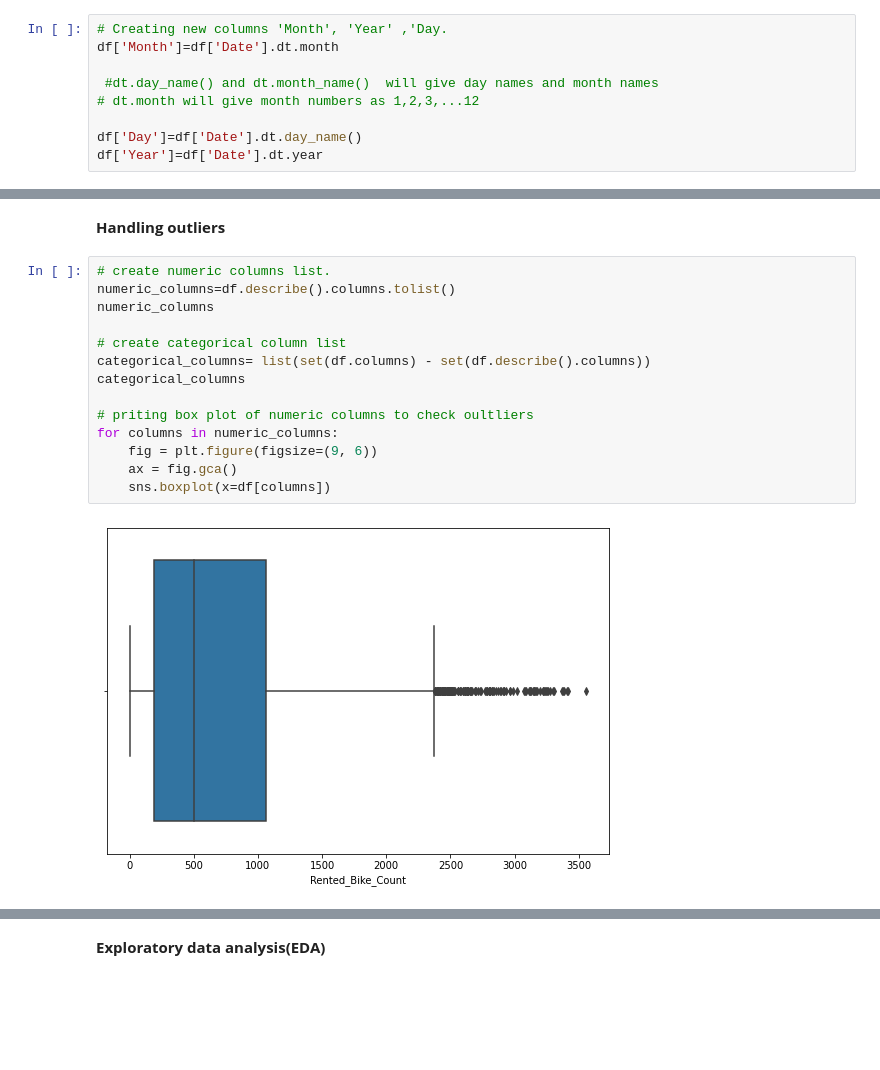
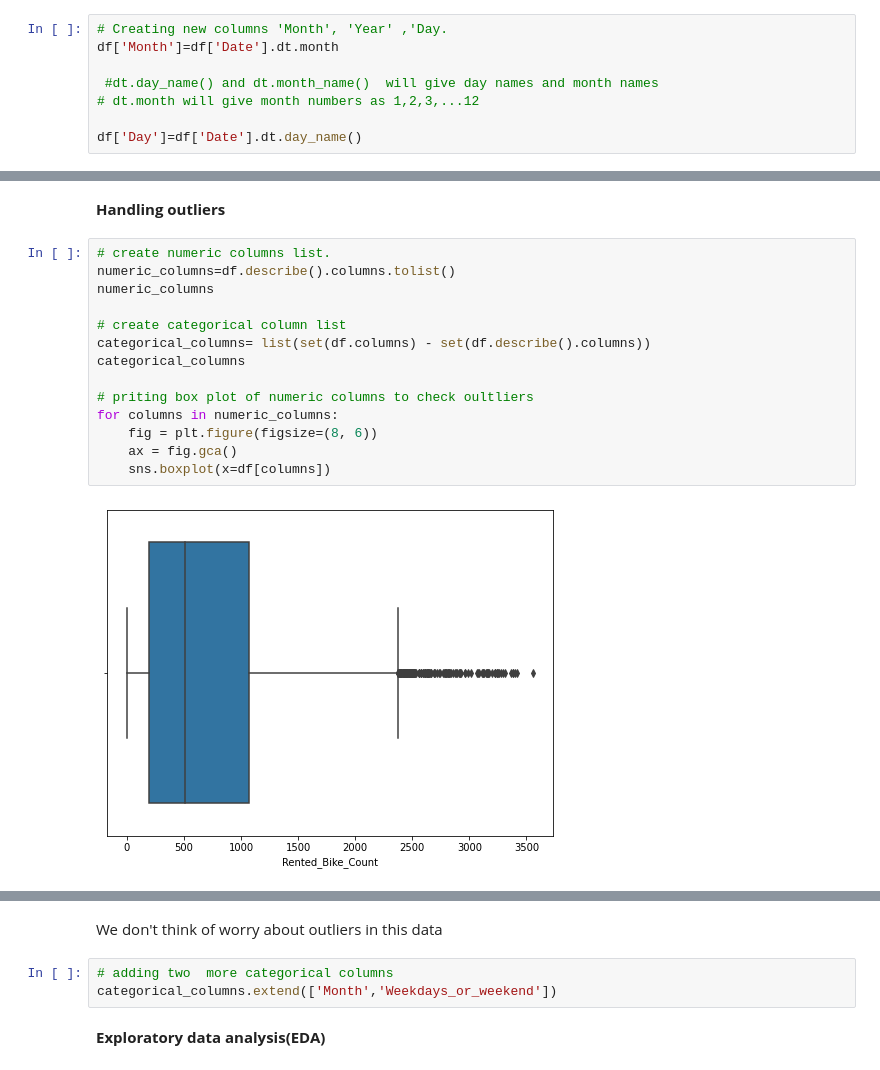
Before and after one commit to Anupa-123/Bike-sharing-demand-prediction, a Jupyter notebook: Bike_Sharing_Demand_Prediction_Capstone_Project.ipynb, the cells around one changed output, grey strips where cells are left out. Saved outputs shown, nothing was run; the diff lists cells and outputs as text; blank space fills up the shorter version.

```diff
--- a/Bike_Sharing_Demand_Prediction_Capstone_Project.ipynb
+++ b/Bike_Sharing_Demand_Prediction_Capstone_Project.ipynb
@@ -154,7 +134,6 @@ df['Month']=df['Date'].dt.month
 # dt.month will give month numbers as 1,2,3,...12
 
 df['Day']=df['Date'].dt.day_name()
-df['Year']=df['Date'].dt.year
 # %%
 #  Creating new column and Encoding with 1 if its weekend and 0 if its Weekdays.
 df['Weekdays_or_weekend']=df['Day'].apply(lambda x: 1 if x=='Saturday' or x=='Sunday' else 0)
@@ -303,16 +333,16 @@ As we can see in the above data there is no missng and duplicate value.
 # %%
 # create numeric columns list.
 numeric_columns=df.describe().columns.tolist()
 numeric_columns
 
 # create categorical column list
 categorical_columns= list(set(df.columns) - set(df.describe().columns))
 categorical_columns
 
 # priting box plot of numeric columns to check oultliers
 for columns in numeric_columns:
-    fig = plt.figure(figsize=(9, 6))
+    fig = plt.figure(figsize=(8, 6))
     ax = fig.gca()
     sns.boxplot(x=df[columns])
 # %% [output]
-[figure, old version]
+[figure, new version]
@@ -331,3 +360,8 @@ for columns in numeric_columns:
+# %% [markdown]
+We don't think of worry about outliers in this data
+# %%
+# adding two  more categorical columns
+categorical_columns.extend(['Month','Weekdays_or_weekend'])
 # %% [markdown]
 **Exploratory data analysis(EDA)**
 # %% [markdown]
```
Also changed, not shown: parts of 37 cells of this notebook.
